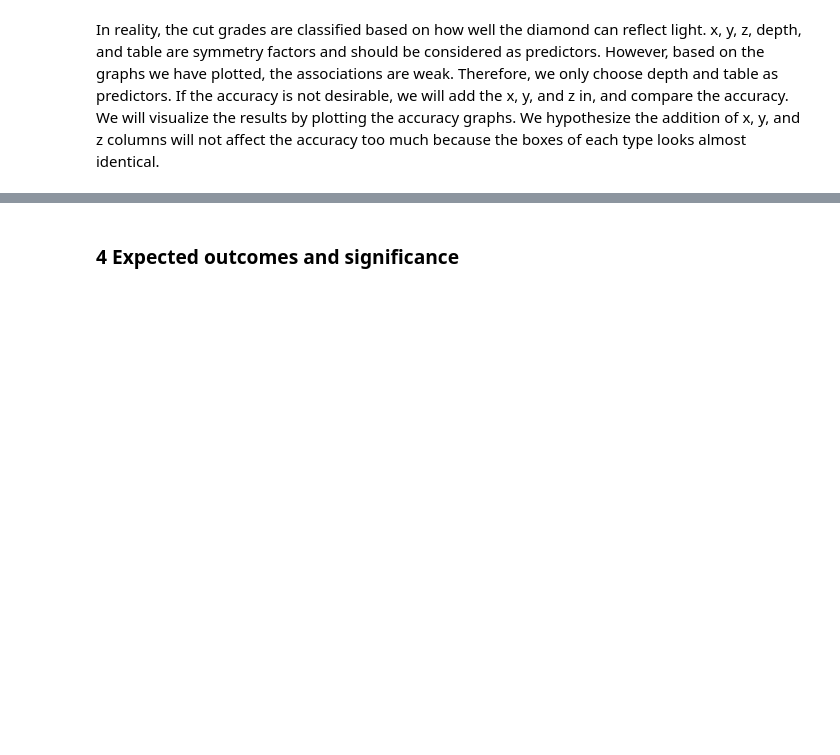
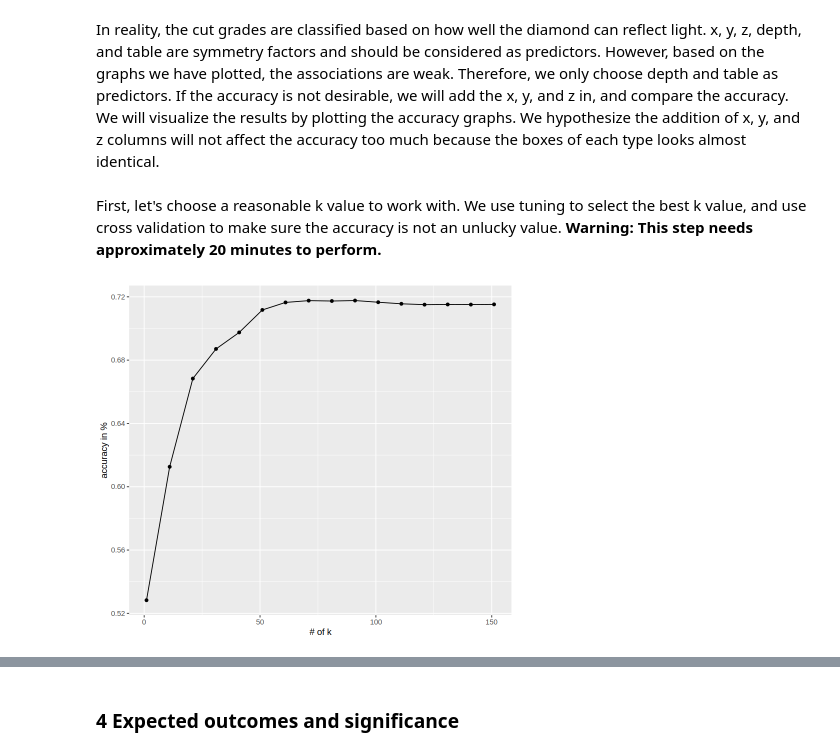
Before and after one commit to rubydelang/sonar_data, a Jupyter notebook: project_diamond.ipynb, the cells around one changed output, grey strips where cells are left out. Drawn from its saved outputs; the diff is of its cells as text; code cells hidden in the pictures; blank space fills up the shorter version.

```diff
--- a/project_diamond.ipynb
+++ b/project_diamond.ipynb
@@ -173,6 +173,8 @@ The more separate the boxes are, the more accurate prediction it will make. Base
 ### 3. Methods
 # %% [markdown]
 In reality, the cut grades are classified based on how well the diamond can reflect light. x, y, z, depth, and table are symmetry factors and should be considered as predictors. However, based on the graphs we have plotted, the associations are weak. Therefore, we only choose depth and table as predictors. If the accuracy is not desirable, we will add the x, y, and z in, and compare the accuracy. We will visualize the results by plotting the accuracy graphs. We hypothesize the addition of x, y, and z columns will not affect the accuracy too much because the boxes of each type looks almost identical.
+# %% [markdown]
+First, let's choose a reasonable k value to work with. We use tuning to select the best k value, and use cross validation to make sure the accuracy is not an unlucky value. **Warning: This step needs approximately 20 minutes to perform.**
 # %%
 set.seed(2023)
 
@@ -185,24 +187,24 @@ step_scale(all_predictors()) |>
 step_center(all_predictors())
 
 
-k_vals <- tibble(neighbors = seq(from = 150, to = 300, by = 50))
+k_vals <- tibble(neighbors = seq(from = 1, to = 151, by = 10))
 diamond_vfold_5 <- vfold_cv(diamond_training, v = 5, strata = cut)
 
-diamond_fit_tune <- workflow() |>
+diamond_fit_tune_1 <- workflow() |>
   add_recipe(diamond_recipe) |>
   add_model(diamond_spec) |>
   tune_grid(resamples = diamond_vfold_5, grid = k_vals)
 
-diamond_vfold_tune_metrics <- diamond_fit_tune |>
+diamond_vfold_tune_metrics_1 <- diamond_fit_tune_1 |>
 collect_metrics() |> filter(.metric == "accuracy")
-
-diamond_vfold_tune_metrics
 # %%
-options(repr.plot.width = 7, repr.plot.height = 7)
+options(repr.plot.width = 7, repr.plot.height = 6)
 
-accuracy_plot <- ggplot(diamond_vfold_5_metrics, aes(x = neighbors, y = mean)) +
+accuracy_plot <- ggplot(diamond_vfold_tune_metrics_1, aes(x = neighbors, y = mean)) +
 geom_point() +
 geom_line() +
 labs(x = "# of k", y = "accuracy in %")
 
 accuracy_plot
+# %% [output]
+[figure, added]
```
Also changed, not shown: parts of 10 cells of this notebook.
